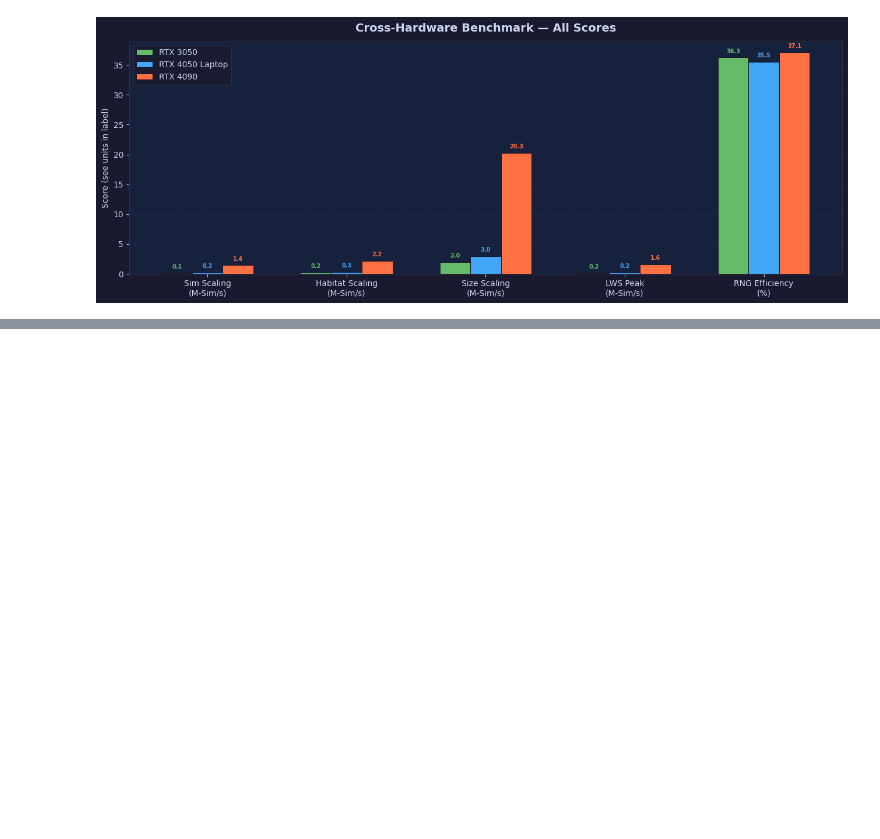
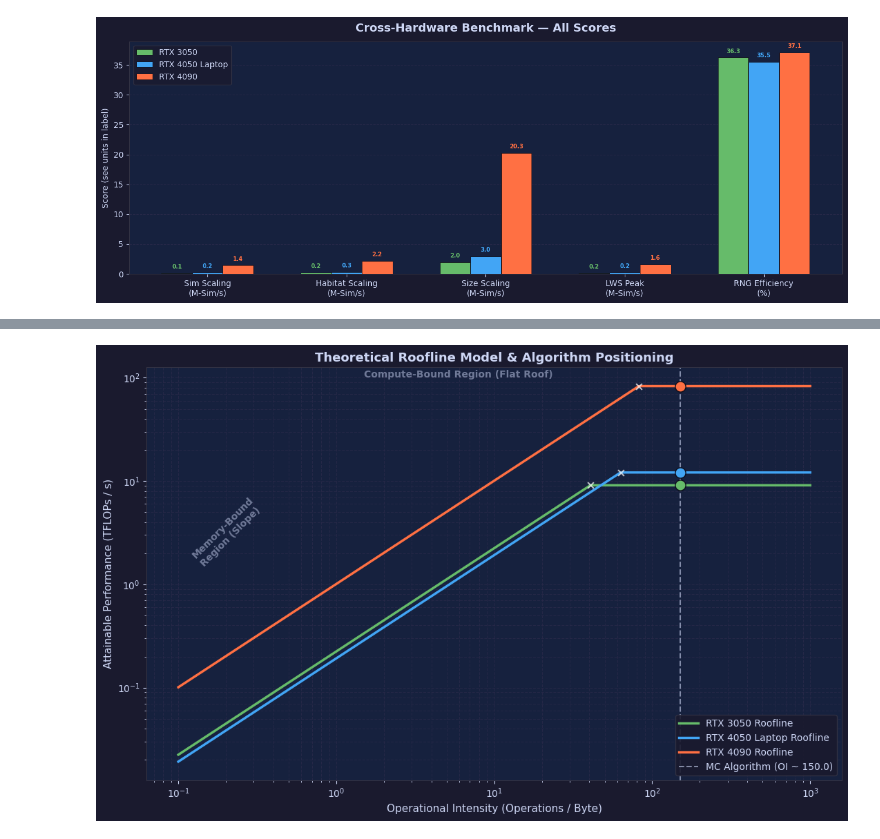
Before and after one commit to emanuelegaliano/pyroclast, a Jupyter notebook: report.ipynb, the cells around one changed output, grey strips where cells are left out. Drawn from its saved outputs; the diff is of its cells as text; code cells hidden in the pictures; blank space fills up the shorter version.

Commit message:
Addedo roofline model

```diff
--- a/report.ipynb
+++ b/report.ipynb
@@ -1652,0 +1683,64 @@ RTX 4090                         1.0000                      1.0000
+# %%
+import numpy as np
+import matplotlib.pyplot as plt
+
+# Official hardware specifications for the three GPUs
+gpus = {
+    "RTX 3050": {"peak_compute": 9.1, "bandwidth": 224.0, "color": "#66BB6A"},
+    "RTX 4050 Laptop": {"peak_compute": 12.1, "bandwidth": 192.0, "color": "#42A5F5"},
+    "RTX 4090": {"peak_compute": 83.0, "bandwidth": 1008.0, "color": "#FF7043"}
+}
+
+# Estimated operational intensity of the Monte Carlo algorithm
+# MWC64X generator executes many IOPs for every single float read.
+oi_algorithm = 150.0
+
+# Operational Intensity range for the plot (log scale)
+oi_range = np.logspace(-1, 3, 500)
+
+plt.figure(figsize=(11, 7), facecolor="#1a1a2e")
+ax = plt.gca()
+ax.set_facecolor("#16213e")
+
+for name, specs in gpus.items():
+    # Ridge point calculation: OI where Memory-Bound meets Compute-Bound
+    # peak_compute (TFLOPs) = (bandwidth (GB/s) / 1000) * ridge_point
+    ridge_point = specs["peak_compute"] / (specs["bandwidth"] / 1000.0)
+
+    # Roofline calculation: min(Bandwidth * OI, Peak Compute)
+    roofline = np.minimum(specs["bandwidth"] * oi_range / 1000.0, specs["peak_compute"])
+    plt.plot(oi_range, roofline, label=f"{name} Roofline", color=specs["color"], linewidth=2.5)
+
+    # Plot the Ridge Point marker (small 'x')
+    plt.scatter(ridge_point, specs["peak_compute"], color="white", marker='x', s=40, zorder=4, alpha=0.7)
+
+    # Operating point of the algorithm on the GPU's flat roof
+    perf_algorithm = np.minimum(specs["bandwidth"] * oi_algorithm / 1000.0, specs["peak_compute"])
+    plt.scatter(oi_algorithm, perf_algorithm, color=specs["color"], edgecolors='#0d0d1a', s=120, zorder=5)
+
+# Vertical line indicating the Operational Intensity of our code
+plt.axvline(oi_algorithm, color='#cdd6f4', linestyle='--', alpha=0.6,
+            label=f'MC Algorithm (OI ~ {oi_algorithm})')
+
+# Annotations for the regions (placed dynamically based on the log scale)
+plt.text(1.5, 100, "Compute-Bound Region (Flat Roof)", color='#cdd6f4', alpha=0.5, fontsize=10, fontweight='bold')
+plt.text(0.12, 1.5, "Memory-Bound\nRegion (Slope)", color='#cdd6f4', alpha=0.5, fontsize=10, fontweight='bold', rotation=45)
+
+# Theme styling matching previous charts
+plt.xscale('log')
+plt.yscale('log')
+plt.xlabel('Operational Intensity (Operations / Byte)', color='#cdd6f4', fontsize=11)
+plt.ylabel('Attainable Performance (TFLOPs / s)', color='#cdd6f4', fontsize=11)
+plt.title('Theoretical Roofline Model & Algorithm Positioning', color='#cdd6f4', fontsize=13, fontweight='bold')
+
+# Grid and ticks styling
+plt.grid(True, which="both", linestyle="--", color="#2a2a4a", alpha=0.8)
+ax.tick_params(colors='#cdd6f4', which='both')
+
+# Legend styling
+plt.legend(facecolor="#1a1a2e", edgecolor="#333344", labelcolor='#cdd6f4', loc='lower right', framealpha=0.9)
+
+plt.tight_layout()
+plt.show()
+# %% [output]
+[figure, added]
```
Also changed, not shown: parts of 13 cells of this notebook, 4 other files.
